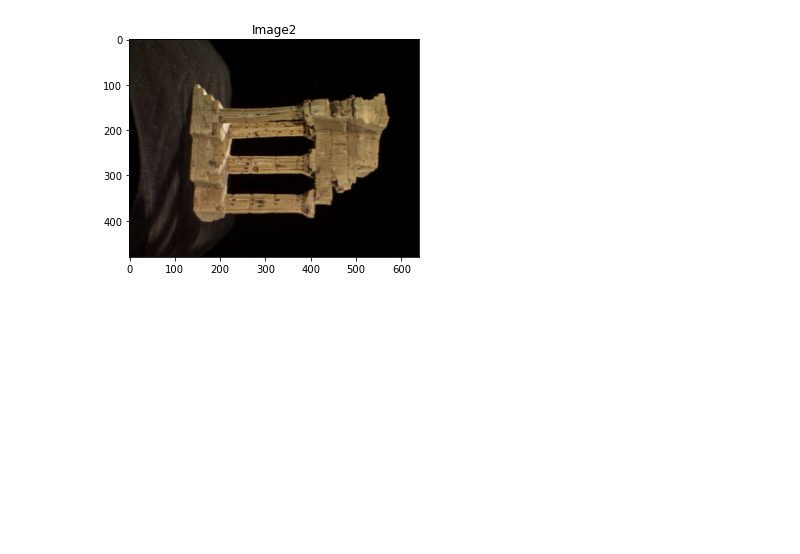
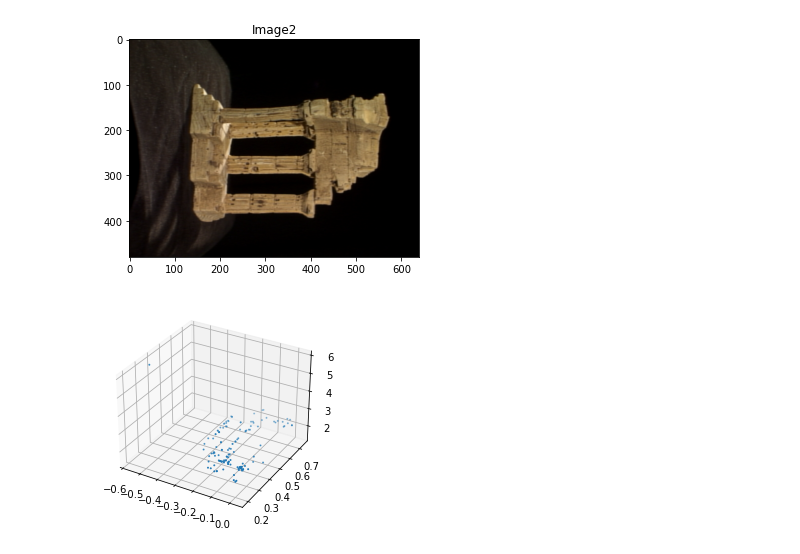
Before and after one commit to Gajaan08/FUNDAMENTALS-OF-IMAGE-PROCESSING, a Jupyter notebook: homework9/ex9.ipynb, the cells around one changed output. Saved outputs shown, nothing was run; the diff lists cells and outputs as text; code cells hidden in the pictures; blank space fills up the shorter version.

```diff
--- a/homework9/ex9.ipynb
+++ b/homework9/ex9.ipynb
@@ -58,12 +58,28 @@ for i,(m,n) in enumerate(matches):
 pts1 = np.array(pts1)
 pts2 = np.array(pts2)
 
-F, mask = cv.findFundamentalMat(pts1,pts2,cv.FM_LMEDS)
+F, mask = cv.findFundamentalMat(pts1,pts2,cv.FM_LMEDS)#fundamental matrix
 
-E = K2.T @ F @ K1
+E = K2.T @ F @ K1#essential matrix
 retval, R, t, mask = cv.recoverPose(E, pts1, pts2, K1)
 
-R_t_1 = np.concatenate((R1,t1),axis=1)
+R_t_1 = np.concatenate((R1,t1),axis=1)#
 R2_ = R1 @ R
 t2_ = R1 @ t
-R_t_2 = np.concatenate((R2,t1),axis=1)
+R_t_2 = np.concatenate((R2_,t2_),axis=1)
+
+P1 = K1 @ np.hstack((R1,t1)) #first cameras matrix from data read from file
+P2_ = K2 @ R_t_2 #second camera matrix estimated from the fundamental matrix computed via point matches
+# %%
+points4d = cv.triangulatePoints(P1,P2_,pts1.T,pts2.T)
+points4d /= points4d[3,:]
+X = points4d[0,:]
+Y = points4d[1,:]
+Z = points4d[2,:]
+
+fig = plt.figure(1)
+ax = fig.add_subplot(111,projection='3d')
+ax.scatter(X,Y,Z,s=1,cmap='gray')
+plt.show()
+# %% [output]
+[figure, added]
```
